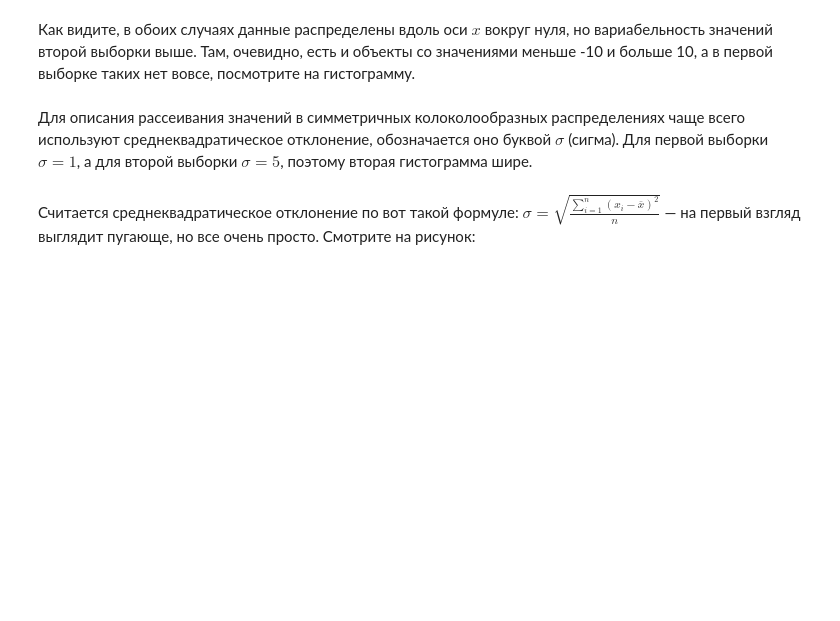
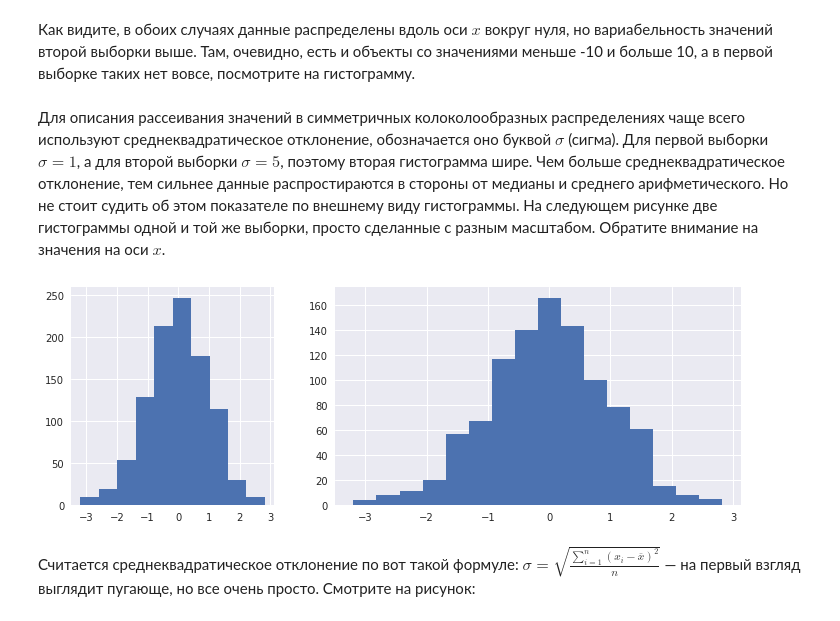
Before and after one commit to mishaberegov/statistics, a Jupyter notebook: Статистика_для_нубов.ipynb, the cells around one changed output. Cells and saved outputs as stored; diff of their text form; code cells hidden in the pictures; blank space fills up the shorter version.

```diff
--- a/Статистика_для_нубов.ipynb
+++ b/Статистика_для_нубов.ipynb
@@ -120,7 +122,20 @@ plt.show()
 # %% [markdown]
 Как видите, в обоих случаях данные распределены вдоль оси $x$ вокруг нуля, но вариабельность значений второй выборки выше. Там, очевидно, есть и объекты со значениями меньше -10 и больше 10, а в первой выборке таких нет вовсе, посмотрите на гистограмму.
 # %% [markdown]
-Для описания рассеивания значений в симметричных колоколообразных распределениях чаще всего используют среднеквадратическое отклонение, обозначается оно буквой $\sigma$ (сигма). Для первой выборки $\sigma = 1$, а для второй выборки $\sigma = 5$, поэтому вторая гистограмма шире.
+Для описания рассеивания значений в симметричных колоколообразных распределениях чаще всего используют среднеквадратическое отклонение, обозначается оно буквой $\sigma$ (сигма). Для первой выборки $\sigma = 1$, а для второй выборки $\sigma = 5$, поэтому вторая гистограмма шире. Чем больше среднеквадратическое отклонение, тем сильнее данные распростираются в стороны от медианы и среднего арифметического. Но не стоит судить об этом показателе по внешнему виду гистограммы. На следующем рисунке две гистограммы одной и той же выборки, просто сделанные с разным масштабом. Обратите внимание на значения на оси $x$.
+# %%
+from matplotlib import gridspec
+fig = plt.figure(figsize=(12, 4))
+gs = gridspec.GridSpec(1, 2, width_ratios=[1.5, 3])
+sample_norm = np.random.randn(1000)
+ax1 = fig.add_subplot(gs[0])
+plt.hist(sample_norm)
+plt.xticks(range(-3, 4))
+ax2 = fig.add_subplot(gs[1])
+plt.hist(sample_norm, bins=16)
+plt.show()
+# %% [output]
+[figure, added]
 # %% [markdown]
 Считается среднеквадратическое отклонение по вот такой формуле: $\sigma = \sqrt{\frac{\sum_{i=1}^n (x_i - \overline{x})^2}{n}}$ &mdash; на первый взгляд выглядит пугающе, но все очень просто. Смотрите на рисунок:
 # %%
```
Also changed, not shown: parts of 13 cells of this notebook.
